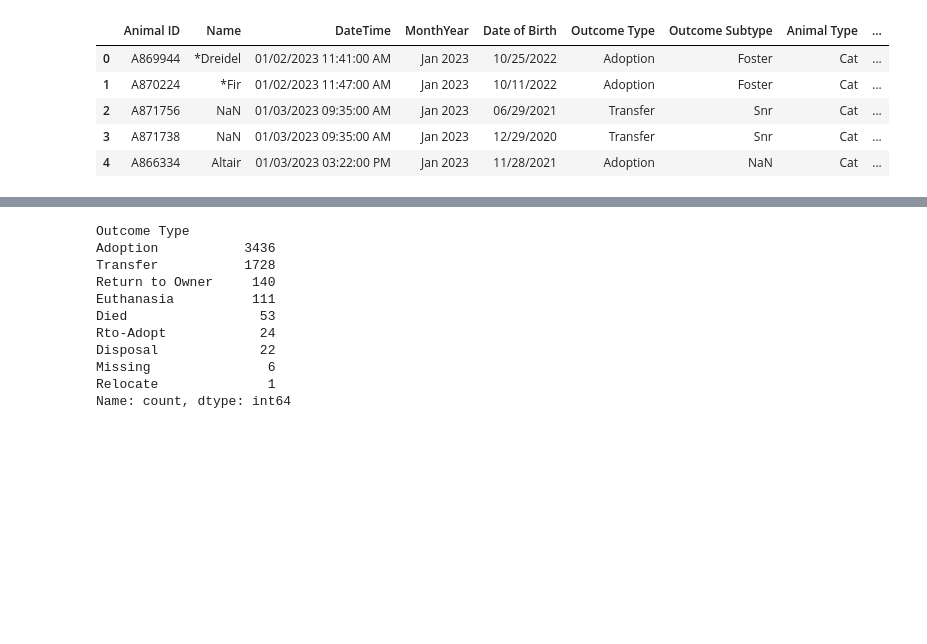
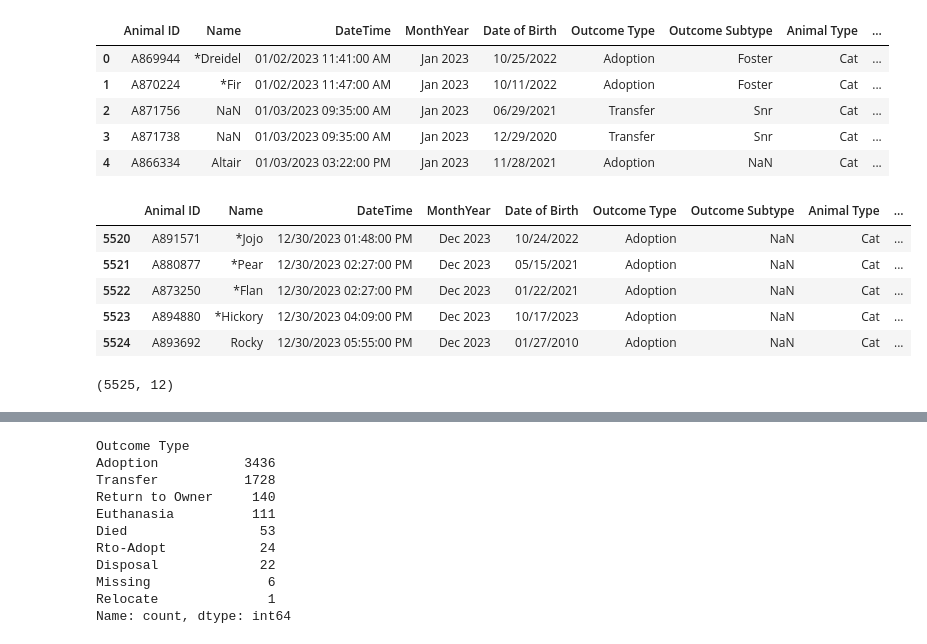
Before and after one commit to BictorFonseca/DataAnalysis, a Jupyter notebook: Project/term_project.ipynb, the cells around one changed output, grey strips where cells are left out. Cells and saved outputs as stored; diff of their text form; code cells hidden in the pictures; blank space fills up the shorter version.

```diff
--- a/Project/term_project.ipynb
+++ b/Project/term_project.ipynb
@@ -43,3 +95,18 @@ df.head()
 | 2 | A871756 | NaN | 01/03/2023 09:35:00 AM | Jan 2023 | 06/29/2021 | Transfer | Snr | Cat | ... |
 | 3 | A871738 | NaN | 01/03/2023 09:35:00 AM | Jan 2023 | 12/29/2020 | Transfer | Snr | Cat | ... |
 | 4 | A866334 | Altair | 01/03/2023 03:22:00 PM | Jan 2023 | 11/28/2021 | Adoption | NaN | Cat | ... |
+# %%
+# check the tail
+df.tail()
+# %% [output]
+|  | Animal ID | Name | DateTime | MonthYear | Date of Birth | Outcome Type | Outcome Subtype | Animal Type | ... |
+| 5520 | A891571 | *Jojo | 12/30/2023 01:48:00 PM | Dec 2023 | 10/24/2022 | Adoption | NaN | Cat | ... |
+| 5521 | A880877 | *Pear | 12/30/2023 02:27:00 PM | Dec 2023 | 05/15/2021 | Adoption | NaN | Cat | ... |
+| 5522 | A873250 | *Flan | 12/30/2023 02:27:00 PM | Dec 2023 | 01/22/2021 | Adoption | NaN | Cat | ... |
+| 5523 | A894880 | *Hickory | 12/30/2023 04:09:00 PM | Dec 2023 | 10/17/2023 | Adoption | NaN | Cat | ... |
+| 5524 | A893692 | Rocky | 12/30/2023 05:55:00 PM | Dec 2023 | 01/27/2010 | Adoption | NaN | Cat | ... |
+# %%
+# check the shape
+df.shape
+# %% [output]
+(5525, 12)
```
Also changed, not shown: parts of 19 cells of this notebook.
